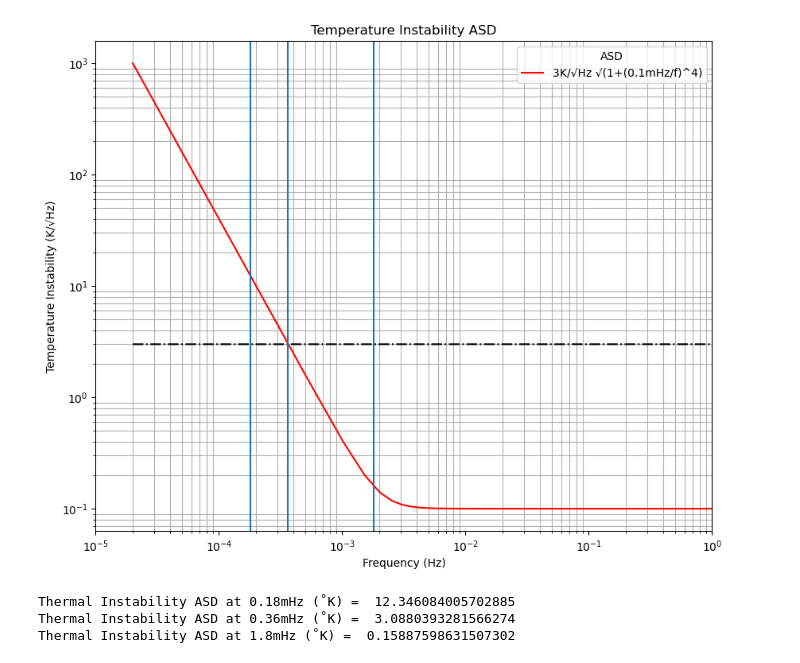
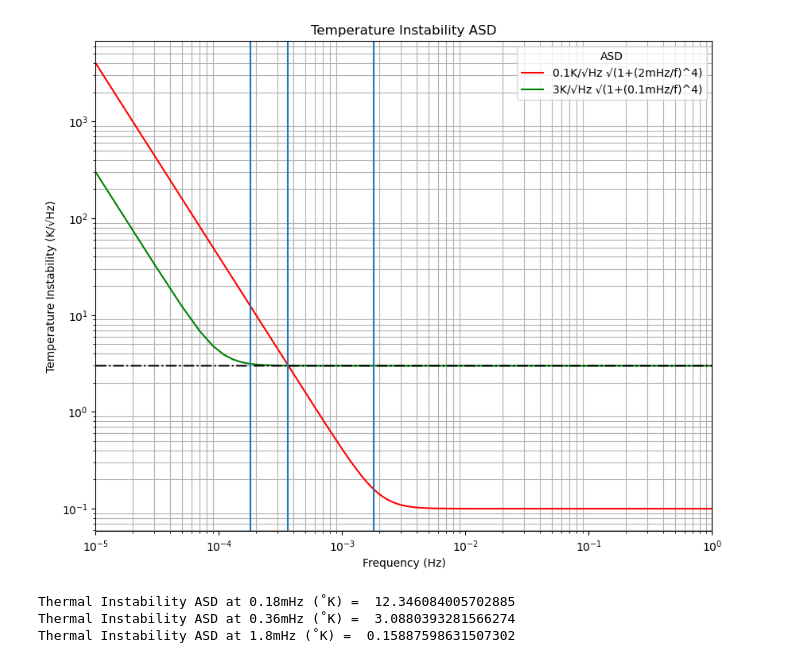
Before and after one commit to raidurgesh/TempStability, a Jupyter notebook: TempInstabilityASD_g.ipynb, the cells around one changed output. Saved outputs shown, nothing was run; the diff lists cells and outputs as text; code cells hidden in the pictures.

```diff
--- a/TempInstabilityASD_g.ipynb
+++ b/TempInstabilityASD_g.ipynb
@@ -1,39 +1,36 @@
 # %%
 import numpy as np
 import matplotlib.pyplot as plt
-freq = np.linspace(0.00001, 1, 20000)
+freq = np.linspace(0.00001, 1, 50000)
 T_NoiseASD=0.1*((1+(2E-3/freq)**4))**0.5
 T_NoiseASD3=3*((1+(1E-4/freq)**4))**0.5
 T_NoiseASD_p18=0.1*((1+(2E-3/0.18e-3)**4))**0.5
 T_NoiseASD_p36=0.1*((1+(2E-3/0.36e-3)**4))**0.5
 T_NoiseASD_1p8=0.1*((1+(2E-3/1.8e-3)**4))**0.5
 # %%
-import numpy as np
-import matplotlib.pyplot as plt
-freq = np.linspace(0.00002, 1, 2000)
-T_NoiseASD=0.1*((1+(2E-3/freq)**4))**0.5
 plt.figure(figsize=(10,8))
-plt.plot(freq, T_NoiseASD, 'r-',label = "3K/√Hz √(1+(0.1mHz/f)^4)")
+plt.plot(freq, T_NoiseASD, 'r-',label = "0.1K/√Hz √(1+(2mHz/f)^4)")
+plt.plot(freq, T_NoiseASD3, 'g-',label = "3K/√Hz √(1+(0.1mHz/f)^4)")
 plt.yscale("log")
 plt.xscale("log")
 plt.xlim(1e-5, 1)
 plt.title("Temperature Instability ASD")
 plt.xlabel("Frequency (Hz)")
 plt.ylabel("Temperature Instability (K/√Hz)")
 plt.legend(title = "ASD")
 plt.plot(freq,np.ones(np.shape(freq))*3,'k-.')
 plt.axvline(x = 0.00018)
 plt.axvline(x = 0.00036)
 plt.axvline(x = 0.0018)
 plt.grid(visible=None, which='minor', axis='both')
 plt.show()
 # %% [output]
-[figure, old version]
+[figure, new version]
-# %%
-print("Thermal Instability ASD at 0.18mHz (˚K) = ", T_NoiseASD_p18)
-print("Thermal Instability ASD at 0.36mHz (˚K) = ", T_NoiseASD_p36)
-print("Thermal Instability ASD at 1.8mHz (˚K) = ", T_NoiseASD_1p8)
-# %% [output]
-Thermal Instability ASD at 0.18mHz (˚K) =  12.346084005702885
-Thermal Instability ASD at 0.36mHz (˚K) =  3.0880393281566274
-Thermal Instability ASD at 1.8mHz (˚K) =  0.15887598631507302
+# %%
+print("Thermal Instability ASD at 0.18mHz (˚K) = ", T_NoiseASD_p18)
+print("Thermal Instability ASD at 0.36mHz (˚K) = ", T_NoiseASD_p36)
+print("Thermal Instability ASD at 1.8mHz (˚K) = ", T_NoiseASD_1p8)
+# %% [output]
+Thermal Instability ASD at 0.18mHz (˚K) =  12.346084005702885
+Thermal Instability ASD at 0.36mHz (˚K) =  3.0880393281566274
+Thermal Instability ASD at 1.8mHz (˚K) =  0.15887598631507302
```
